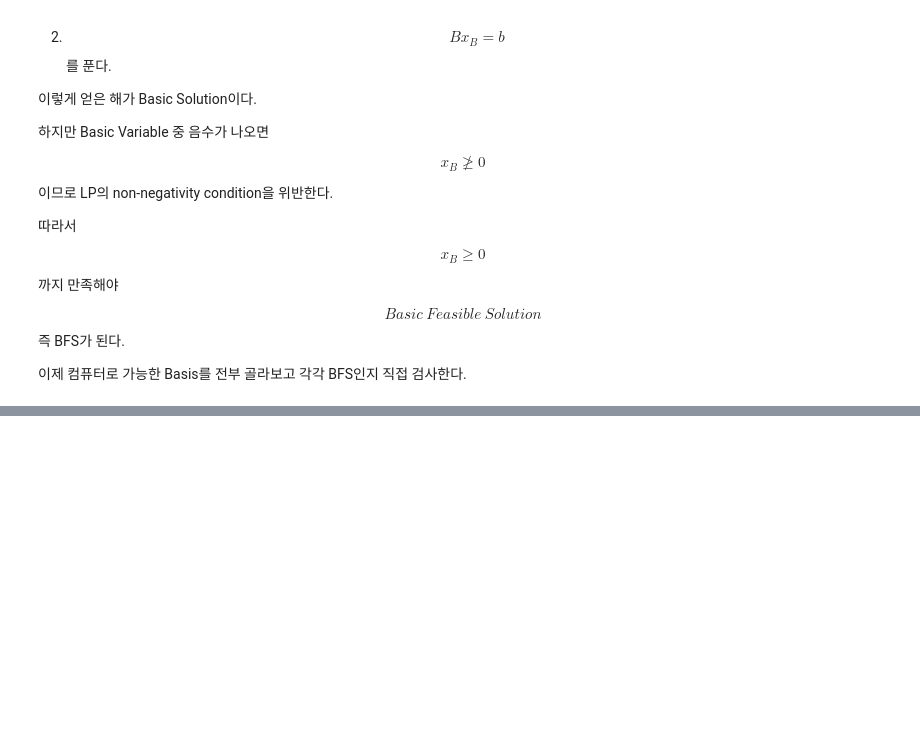
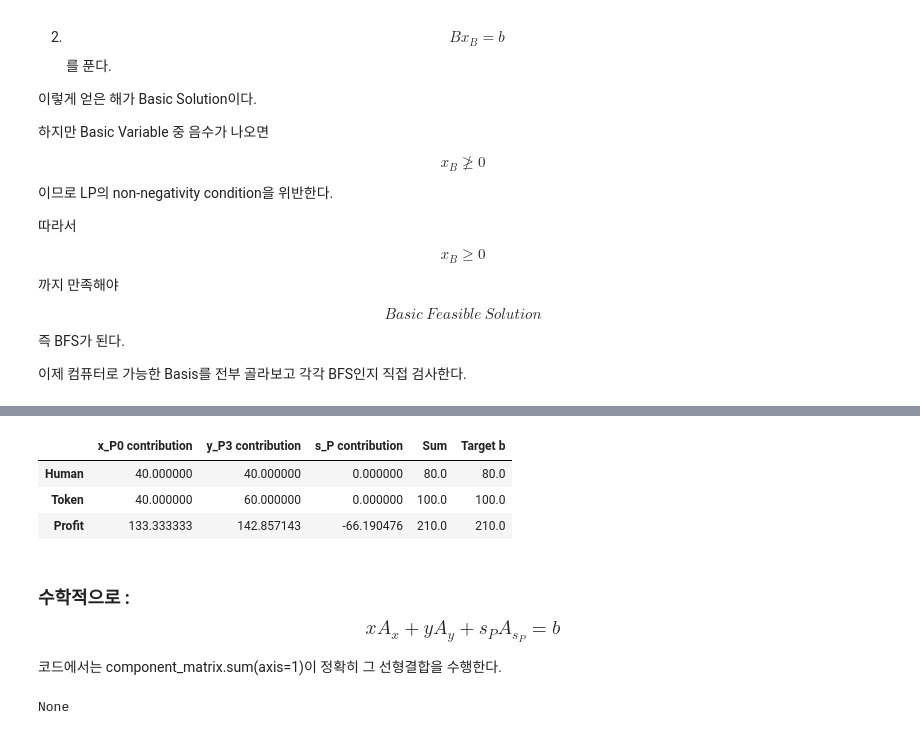
Before and after one commit to Siegfriex/DC2_ProblemSolver, a Jupyter notebook: STEP2_류지환의생산공장.ipynb, the cells around one changed output, grey strips where cells are left out. Saved outputs shown, nothing was run; the diff lists cells and outputs as text; code cells hidden in the pictures; blank space fills up the shorter version.

```diff
--- a/STEP2_류지환의생산공장.ipynb
+++ b/STEP2_류지환의생산공장.ipynb
@@ -1141,0 +1444,69 @@ for basis_cols in combinations(
+# %%
+chosen_basis_names = [
+    "x_P0",
+    "y_P3",
+    "s_P",
+]
+
+chosen_idx = [
+    variable_names.index(name)
+    for name in chosen_basis_names
+]
+
+B = A[:, chosen_idx]
+
+x_B = np.linalg.solve(
+    B,
+    b
+)
+
+print("Chosen Basis:")
+print(chosen_basis_names)
+
+print("\nB =")
+print(B)
+
+print("\nx_B =")
+print(x_B)
+
+
+# -------------------------------------------
+# 각 column contribution 계산
+# -------------------------------------------
+
+components = []
+
+for i in range(len(chosen_basis_names)):
+
+    component = (
+        x_B[i]
+        * B[:, i]
+    ) #coefficient * basis column
+
+    components.append(
+        component
+    )
+
+component_matrix = np.column_stack(
+    components
+)
+
+component_df = pd.DataFrame(
+    component_matrix,
+    index=constraint_names,
+    columns=[
+        f"{name} contribution"
+        for name in chosen_basis_names
+    ],
+)
+
+component_df["Sum"] = (
+    component_matrix.sum(axis=1)
+)
+
+component_df["Target b"] = b
+
+display(component_df)
+
+print(md("수학적으로 : $$xA_x+yA_y+s_PA_{s_P}=b$$", "코드에서는 component_matrix.sum(axis=1)이 정확히 그 선형결합을 수행한다. "))
+# %% [output]
@@ -1141,0 +1523,8 @@ for basis_cols in combinations(
+|  | x_P0 contribution | y_P3 contribution | s_P contribution | Sum | Target b |
+| Human | 40.000000 | 40.000000 | 0.000000 | 80.0 | 80.0 |
+| Token | 40.000000 | 60.000000 | 0.000000 | 100.0 | 100.0 |
+| Profit | 133.333333 | 142.857143 | -66.190476 | 210.0 | 210.0 |
+### 수학적으로 : $$xA_x+yA_y+s_PA_{s_P}=b$$
+
+코드에서는 component_matrix.sum(axis=1)이 정확히 그 선형결합을 수행한다.
+None
```
Also changed, not shown: parts of 7 cells of this notebook, 1 other file.
